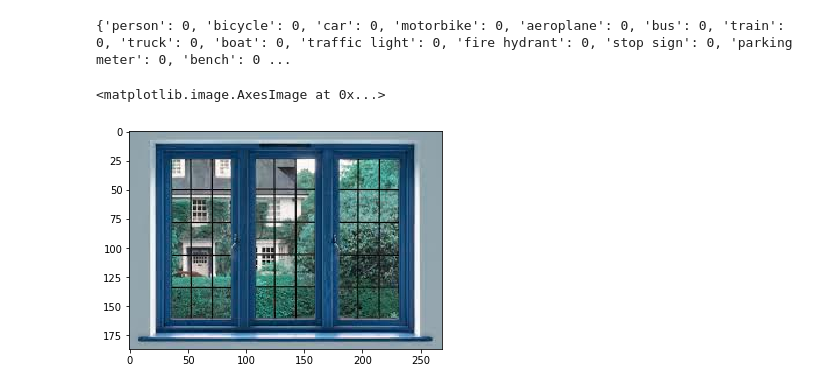
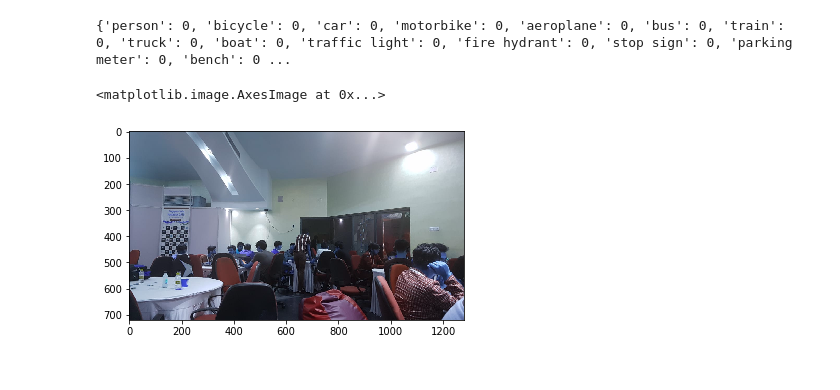
Before and after one commit to harshitadd/AirHero, a Jupyter notebook: SI_ObjectDetection.ipynb, the cells around one changed output. Saved outputs shown, nothing was run; the diff lists cells and outputs as text; code cells hidden in the pictures.

```diff
--- a/SI_ObjectDetection.ipynb
+++ b/SI_ObjectDetection.ipynb
@@ -40,10 +43,14 @@ with open('/home/harshita/ann_labels.bin','rb') as file:
     print(data)
 # %% [output]
 {'person': 0, 'bicycle': 0, 'car': 0, 'motorbike': 0, 'aeroplane': 0, 'bus': 0, 'train': 0, 'truck': 0, 'boat': 0, 'traffic light': 0, 'fire hydrant': 0, 'stop sign': 0, 'parking meter': 0, 'bench': 0 ...
-# %%
-path = '/home/harshita/Downloads/w1.jpeg'
-image = cv2.imread(path)
-plt.imshow(image)
-# %% [output]
-<matplotlib.image.AxesImage at 0x...>
-[figure, removed]
+# %%
+p1 = '/home/harshita/Downloads/1.jpeg'
+im1 = cv2.imread(p1)
+p2 = '/home/harshita/Downloads/2.jpeg'
+im2 = cv2.imread(p2)
+p3 = '/home/harshita/Downloads/3.jpeg'
+im3 = cv2.imread(p3)
+
+# path = '/home/harshita/Downloads/w1.jpeg'
+# image = cv2.imread(path)
+# plt.imshow(image)
@@ -49,0 +62,5 @@ plt.imshow(image)
+# %%
+plt.imshow(im1)
+# %% [output]
+<matplotlib.image.AxesImage at 0x...>
+[figure, added]
```
Also changed, not shown: parts of 12 cells of this notebook, 3 other files.
